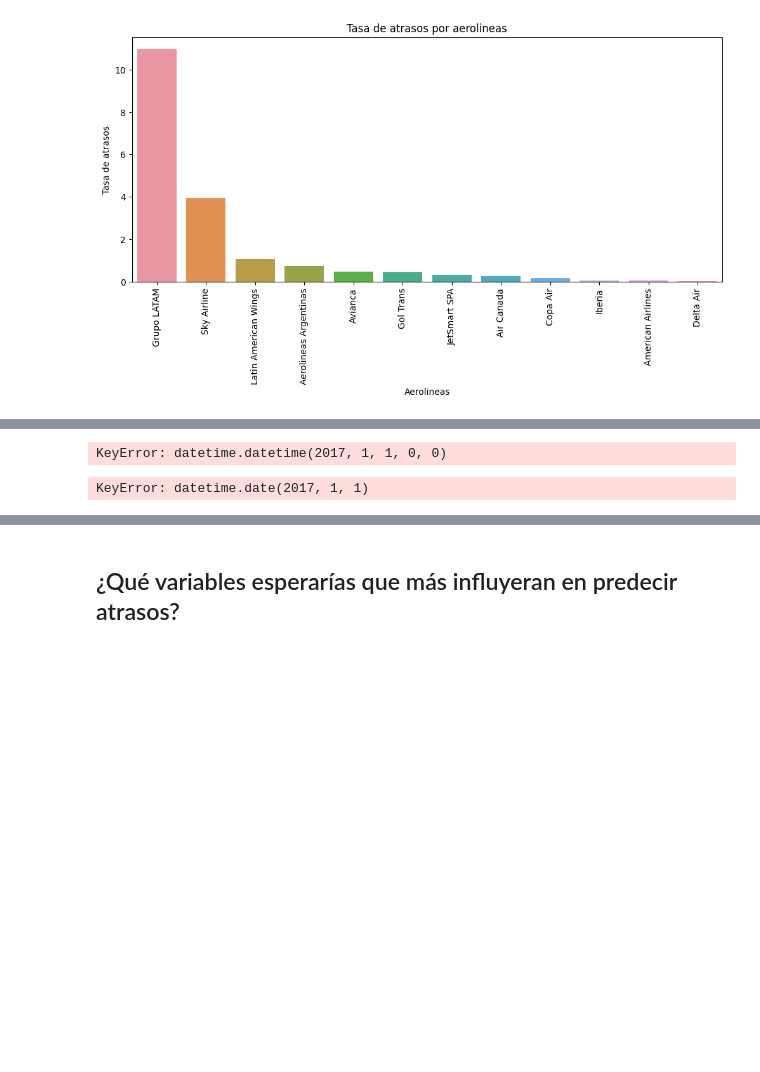
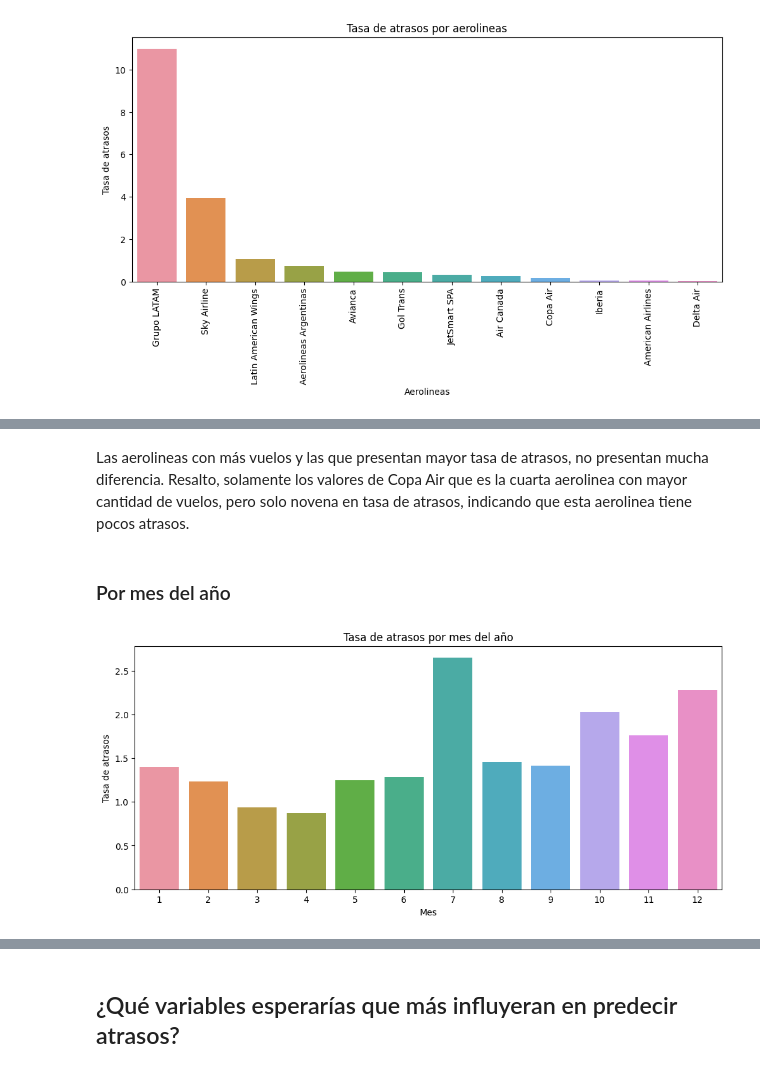
Before and after one commit to chuto81/datascientist_latam, a Jupyter notebook: solution.ipynb, the cells around one changed output, grey strips where cells are left out. Cells and saved outputs as stored; diff of their text form; code cells hidden in the pictures; blank space fills up the shorter version.

```diff
--- a/solution.ipynb
+++ b/solution.ipynb
@@ -853,3 +850,21 @@ airline_delays = (df_merge.groupby(['OPERA'])['atraso_15'].sum()*100/df_merge['O
+# %%
+destination_delays = (df_merge.groupby(['SIGLADES'])['atraso_15'].sum()*100/df_merge['SIGLADES'].count()).sort_values(ascending=False)
+airline_delays = (df_merge.groupby(['OPERA'])['atraso_15'].sum()*100/df_merge['OPERA'].count()).sort_values(ascending=False)
+month_delays = (df_merge.groupby(['MES'])['atraso_15'].sum()*100/df_merge['MES'].count()).sort_values(ascending=False)
+weekday_delays = (df_merge.groupby(['DIANOM'])['atraso_15'].sum()*100/df_merge['DIANOM'].count()).sort_values(ascending=False)
+days_delays = [weekday_delays.index[1], weekday_delays.index[4],
+               weekday_delays.index[3], weekday_delays.index[2],
+               weekday_delays.index[0], weekday_delays.index[6],
+               weekday_delays.index[5]
+]
+values_days_delays = [weekday_delays.values[1], weekday_delays.values[4],
+                      weekday_delays.values[3], weekday_delays.values[2],
+                      weekday_delays.values[0], weekday_delays.values[6],
+                      weekday_delays.values[5]
+]
+season_delays = (df_merge.groupby(['temporada_alta'])['atraso_15'].sum()*100/df_merge['temporada_alta'].count()).sort_values(ascending=False)
+season_values = df_merge['temporada_alta'].value_counts()
+type_delays = (df_merge.groupby(['TIPOVUELO'])['atraso_15'].sum()*100/df_merge['TIPOVUELO'].count()).sort_values(ascending=False)
 # %% [markdown]
 ### Por destino
 # %%
@@ -901,4 +893,0 @@ Name: atraso_15, dtype: float64
-# %%
-df_prcp[dt.datetime(2017,1,1)]
-# %% [output]
-KeyError: datetime.datetime(2017, 1, 1, 0, 0)
@@ -911,9 +894,14 @@ def fill_precipitation(row, series_prcp):
-# %%
-series_prcp = df_prcp['precipitacao_mm']
-
-df_prcp[df_final.precipitacion[0]]
-
-# if (df_final.precipitacion[0] == series_prcp.index):
-#     print(series_prcp.values)
-# %% [output]
-KeyError: datetime.date(2017, 1, 1)
+# %% [markdown]
+Las aerolineas con más vuelos y las que presentan mayor tasa de atrasos, no presentan mucha diferencia. Resalto, solamente los valores de Copa Air que es la cuarta aerolinea con mayor cantidad de vuelos, pero solo novena en tasa de atrasos, indicando que esta aerolinea tiene pocos atrasos.
+# %% [markdown]
+### Por mes del año
+# %%
+plt.figure(figsize = (12,5))
+sns.barplot(x=month_delays.index, y=month_delays.values)
+plt.title('Tasa de atrasos por mes del año')
+plt.ylabel('Tasa de atrasos', fontsize=10)
+plt.xlabel('Mes', fontsize=10)
+plt.xticks(rotation=0)
+plt.show()
+# %% [output]
+[figure, added]
```
Also changed, not shown: parts of 25 cells of this notebook.
